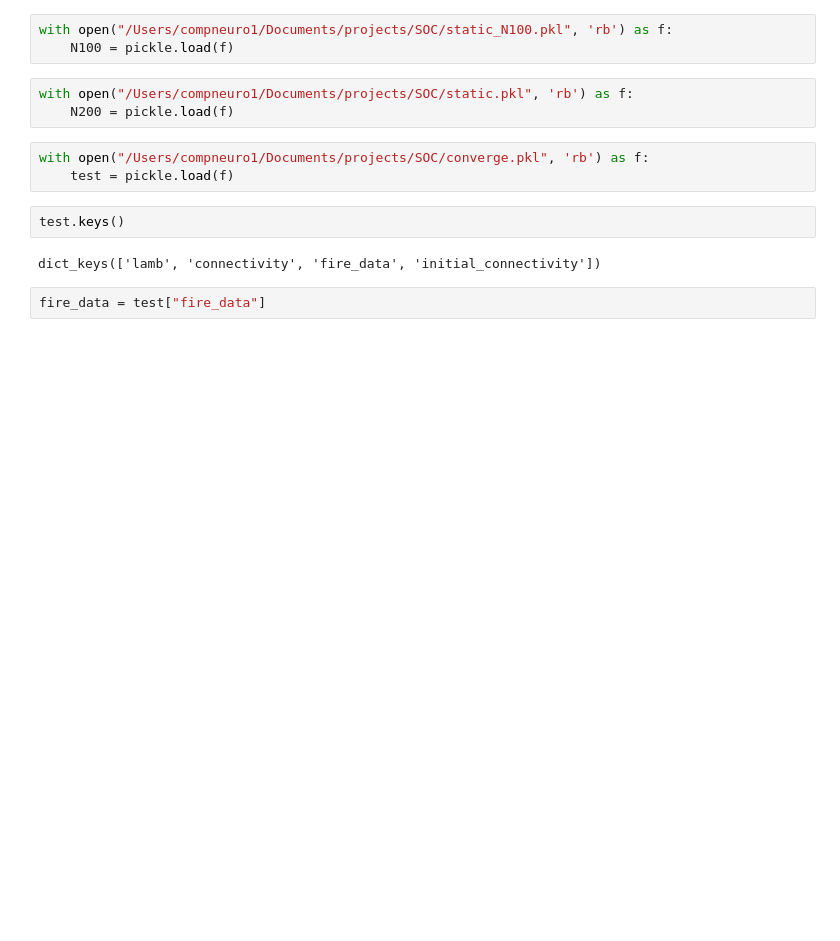
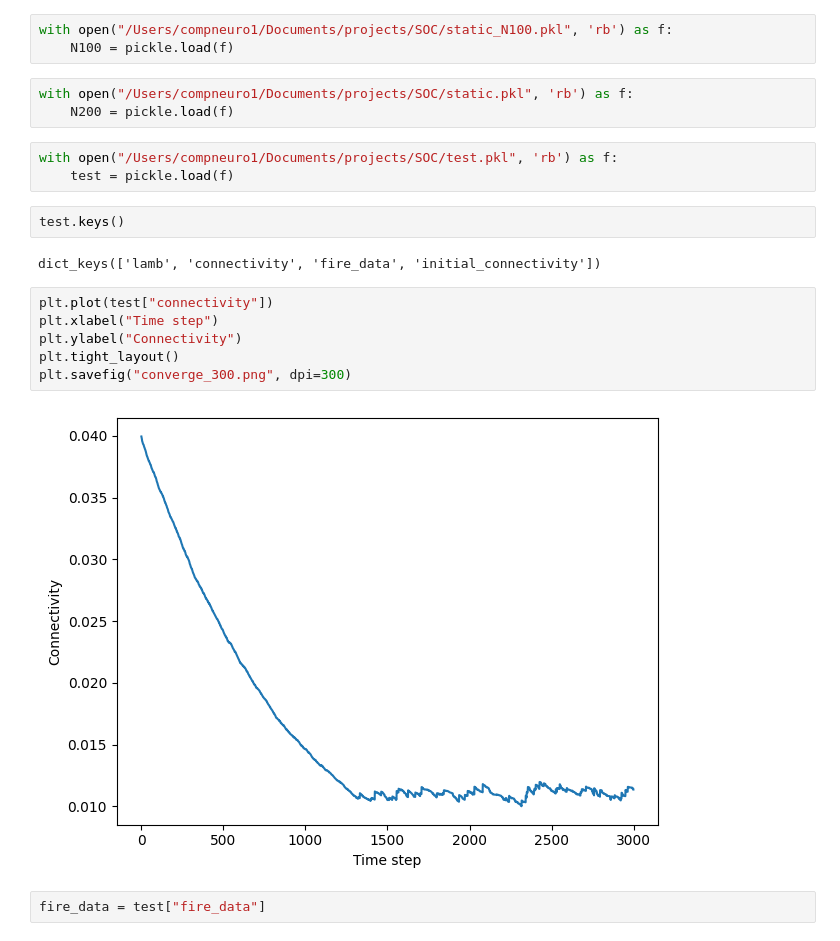
Before and after one commit to hhsherlock/self_organized_criticality, a Jupyter notebook: analysis.ipynb, the cells around one changed output. Cells and saved outputs as stored; diff of their text form; blank space fills up the shorter version.

```diff
--- a/analysis.ipynb
+++ b/analysis.ipynb
@@ -11,12 +11,20 @@ with open("/Users/compneuro1/Documents/projects/SOC/static_N100.pkl", 'rb') as f
 with open("/Users/compneuro1/Documents/projects/SOC/static.pkl", 'rb') as f:
     N200 = pickle.load(f)
 # %%
-with open("/Users/compneuro1/Documents/projects/SOC/converge.pkl", 'rb') as f:
+with open("/Users/compneuro1/Documents/projects/SOC/test.pkl", 'rb') as f:
     test = pickle.load(f)
 # %%
 test.keys()
 # %% [output]
 dict_keys(['lamb', 'connectivity', 'fire_data', 'initial_connectivity'])
+# %%
+plt.plot(test["connectivity"])
+plt.xlabel("Time step")
+plt.ylabel("Connectivity")
+plt.tight_layout()
+plt.savefig("converge_300.png", dpi=300)
+# %% [output]
+[figure, added]
 # %%
 fire_data = test["fire_data"]
 # %%
```
Also changed, not shown: parts of 5 cells of this notebook, 11 other files.
